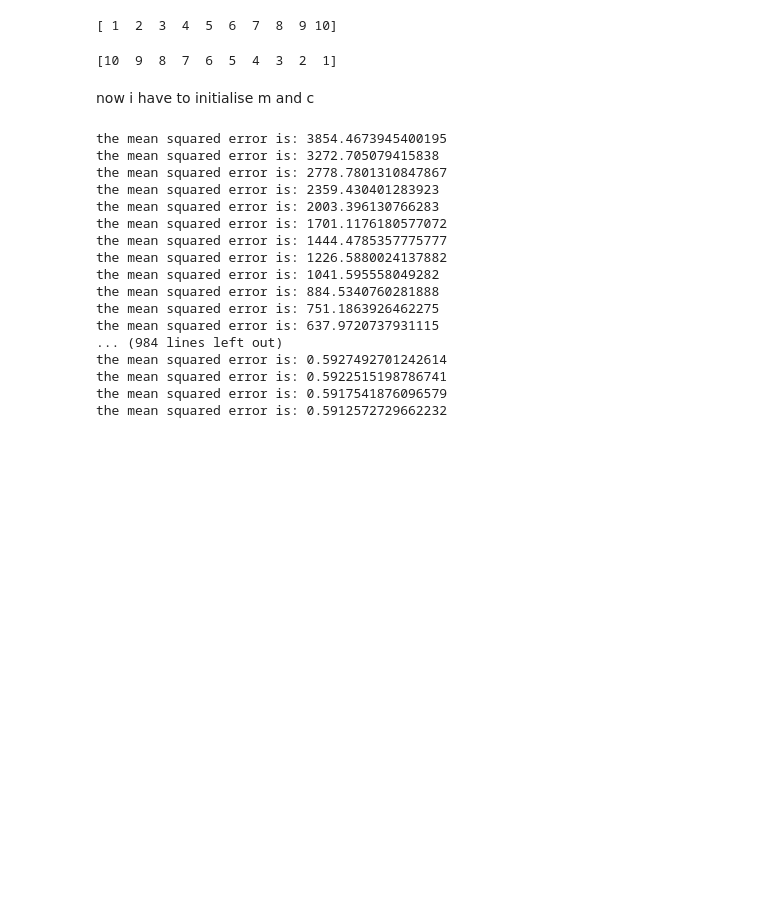
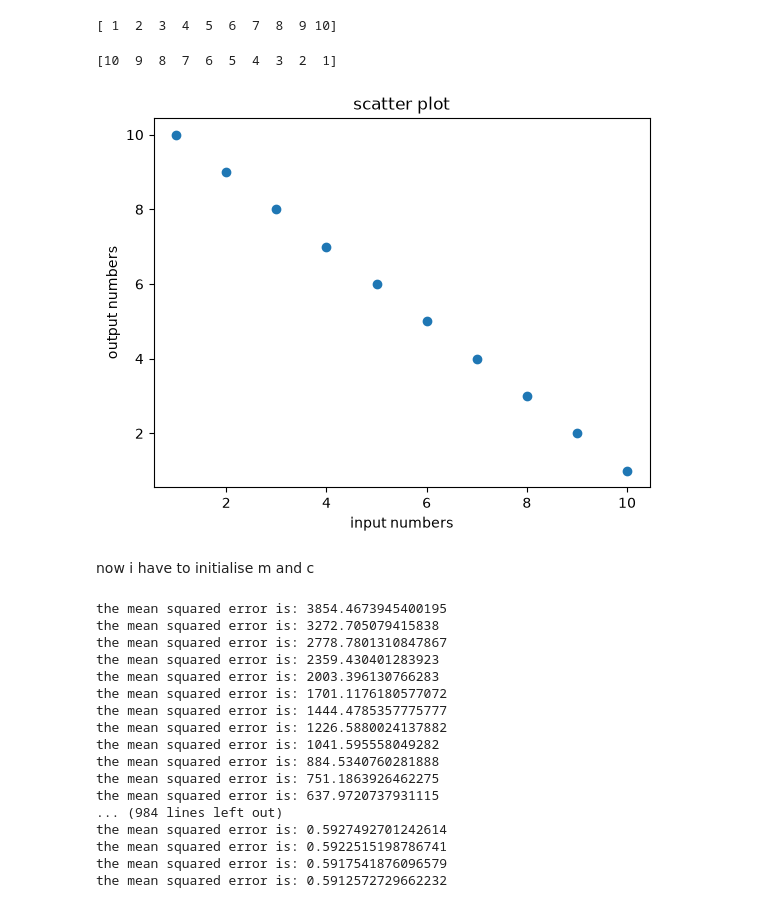
Before and after one commit to Asit-Sengar/Machine_Learning_foundations, a Jupyter notebook: Linear_Regression/linear_regression_from_scratch.ipynb, the cells around one changed output. Saved outputs shown, nothing was run; the diff lists cells and outputs as text; code cells hidden in the pictures; blank space fills up the shorter version.

Commit message:
added plots in latest file

```diff
--- a/Linear_Regression/linear_regression_from_scratch.ipynb
+++ b/Linear_Regression/linear_regression_from_scratch.ipynb
@@ -15,6 +17,14 @@ output_array = np.array([i for i in range(10, 0 , -1)])
 print(output_array)
 # %% [output]
 [10  9  8  7  6  5  4  3  2  1]
+# %%
+plt.scatter(input_array, output_array)
+plt.xlabel("input numbers")
+plt.ylabel("output numbers")
+plt.title("scatter plot")
+plt.show()
+# %% [output]
+[figure, added]
 # %% [markdown]
 now i have to initialise m and c
 # %%
```
Also changed, not shown: parts of 2 cells of this notebook.
